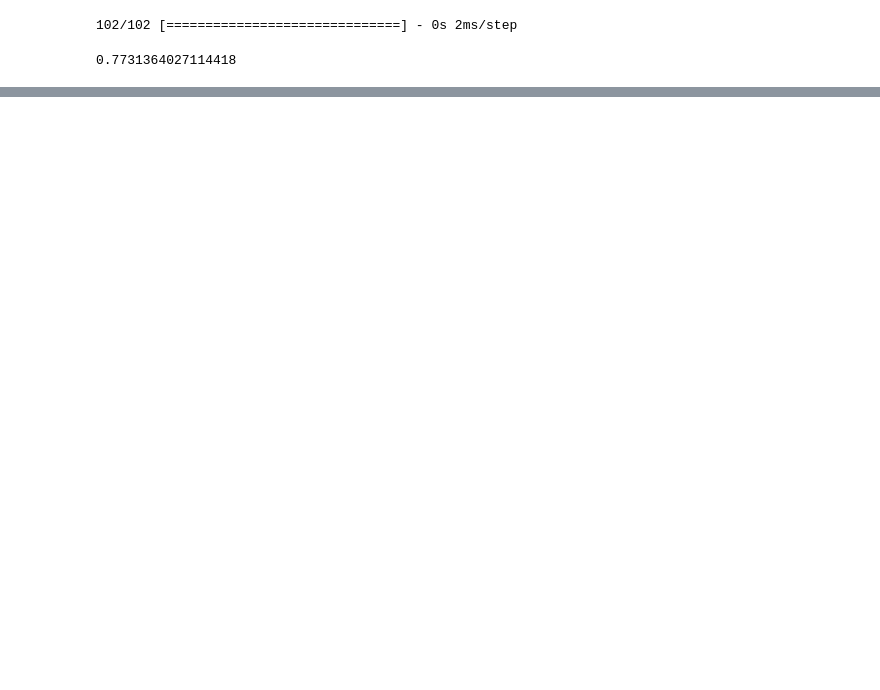
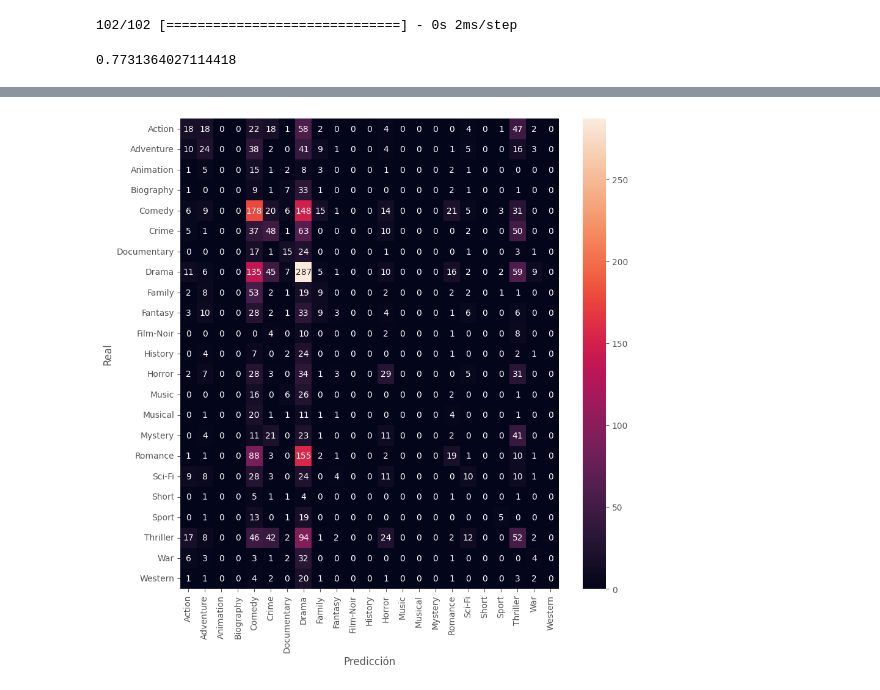
Before and after one commit to pachonestor/MLDS6project, a Jupyter notebook: scripts/training/Main_model.ipynb, the cells around one changed output, grey strips where cells are left out. Drawn from its saved outputs; the diff is of its cells as text; code cells hidden in the pictures; blank space fills up the shorter version.

```diff
--- a/scripts/training/Main_model.ipynb
+++ b/scripts/training/Main_model.ipynb
@@ -407,0 +386,6 @@ roc_auc_score(y_test, cnn.predict(X_test), average="macro",multi_class='ovr')
+# %%
+from sklearn.metrics import classification_report
+predictions = cnn.predict(X_test)
+y=[np.argmax(y_test[i]) for i in range(len(y_test))]
+pred=[np.argmax(predictions[i]) for i in range(len(predictions))]
+print(classification_report(y,pred))
@@ -407,0 +410,11 @@ roc_auc_score(y_test, cnn.predict(X_test), average="macro",multi_class='ovr')
+# %%
+from sklearn.metrics import confusion_matrix
+cm = confusion_matrix(y, pred)
+cm = pd.DataFrame(data=cm, columns=gen, index=gen)
+fig, ax = plt.subplots()
+sns.heatmap(cm, annot=True, fmt=".0f", ax=ax)
+ax.set_xlabel("Predicción")
+ax.set_ylabel("Real")
+fig.show()
+# %% [output]
+[figure, added]
```
Also changed, not shown: parts of 7 cells of this notebook, 1 other file.
